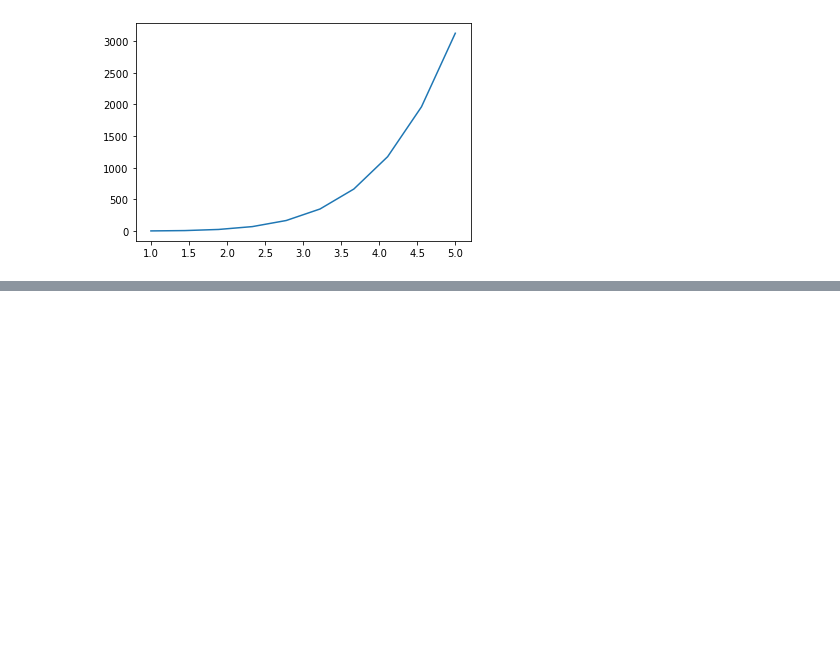
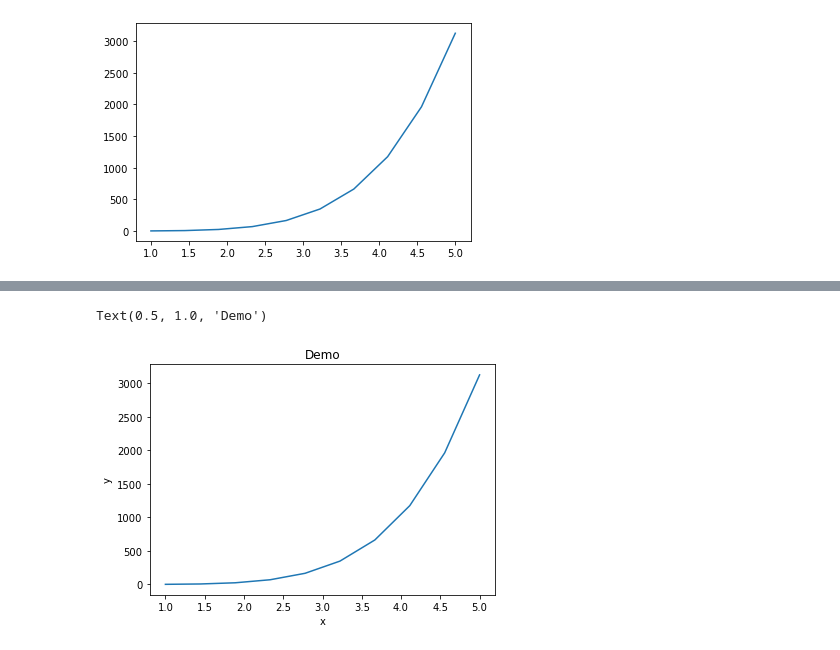
Before and after one commit to probe2k/webinar-2.0, a Jupyter notebook: crashcourse.ipynb, the cells around one changed output, grey strips where cells are left out. Saved outputs shown, nothing was run; the diff lists cells and outputs as text; code cells hidden in the pictures; blank space fills up the shorter version.

```diff
--- a/crashcourse.ipynb
+++ b/crashcourse.ipynb
@@ -1015,0 +1053,11 @@ plt.show()
+# %%
+f = plt.figure()
+axes = f.add_axes([0.1, 0.1, 0.8, 0.8]) # Here, the list takes 4 arguments for the axes ranging from 0 to 1 for left, bottom, width and height
+# Now we can start plotting on these axes...
+axes.plot(x, y)
+axes.set_xlabel('x')
+axes.set_ylabel('y')
+axes.set_title('Demo')
+# %% [output]
+Text(0.5, 1.0, 'Demo')
+[figure, added]
```
Also changed, not shown: parts of 10 cells of this notebook.
